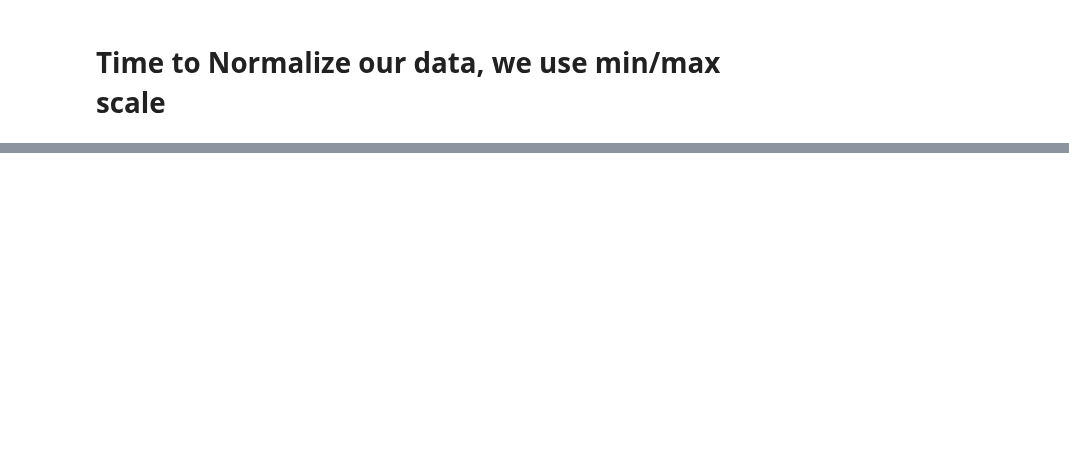
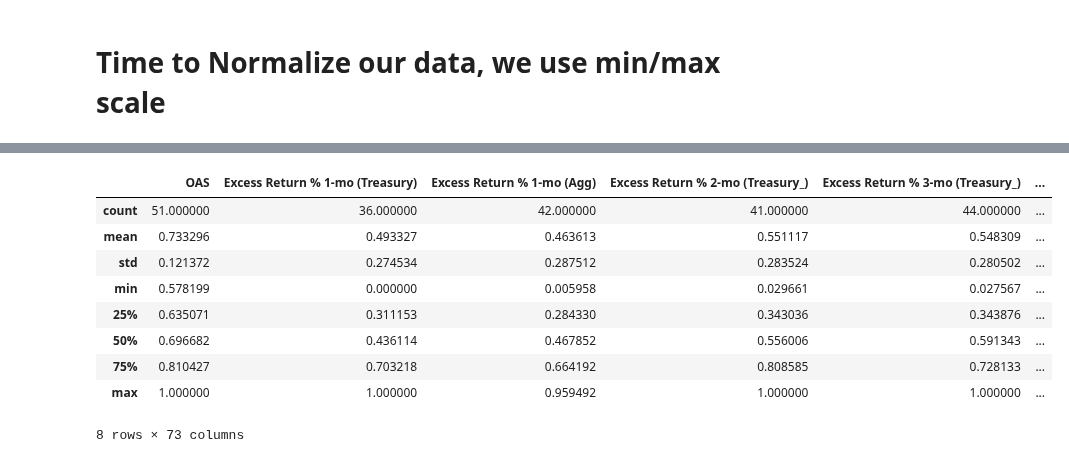
Before and after one commit to valazeinali/BoydWatterson, a Jupyter notebook: BoydWatterson/T-Test Analysis/FINAL_PROJECT_OAS.ipynb, the cells around one changed output, grey strips where cells are left out. Cells and saved outputs as stored; diff of their text form; code cells hidden in the pictures; blank space fills up the shorter version.

```diff
--- a/BoydWatterson/T-Test Analysis/FINAL_PROJECT_OAS.ipynb
+++ b/BoydWatterson/T-Test Analysis/FINAL_PROJECT_OAS.ipynb
@@ -821,0 +954,7 @@ TypeError: '>=' not supported between instances of 'Timestamp' and 'int'
+# %%
+# Selecting
+highspread = normalized_df["OAS"].quantile(.80) # every data point over the 75th percentile
+print(highspread)
+
+# pandas version of the SQL function
+normalized_df = normalized_df[(normalized_df['OAS'] > highspread)]
@@ -821,0 +973,13 @@ TypeError: '>=' not supported between instances of 'Timestamp' and 'int'
+# %%
+normalized_df.describe() # Subset of the population, aka sample of Spreads > 80th percentile
+# %% [output]
+|  | OAS | Excess Return % 1-mo (Treasury) | Excess Return % 1-mo (Agg) | Excess Return % 2-mo (Treasury_) | Excess Return % 3-mo (Treasury_) | ... |
+| count | 51.000000 | 36.000000 | 42.000000 | 41.000000 | 44.000000 | ... |
+| mean | 0.733296 | 0.493327 | 0.463613 | 0.551117 | 0.548309 | ... |
+| std | 0.121372 | 0.274534 | 0.287512 | 0.283524 | 0.280502 | ... |
+| min | 0.578199 | 0.000000 | 0.005958 | 0.029661 | 0.027567 | ... |
+| 25% | 0.635071 | 0.311153 | 0.284330 | 0.343036 | 0.343876 | ... |
+| 50% | 0.696682 | 0.436114 | 0.467852 | 0.556006 | 0.591343 | ... |
+| 75% | 0.810427 | 0.703218 | 0.664192 | 0.808585 | 0.728133 | ... |
+| max | 1.000000 | 1.000000 | 0.959492 | 1.000000 | 1.000000 | ... |
+8 rows × 73 columns
```
Also changed, not shown: parts of 21 cells of this notebook.
